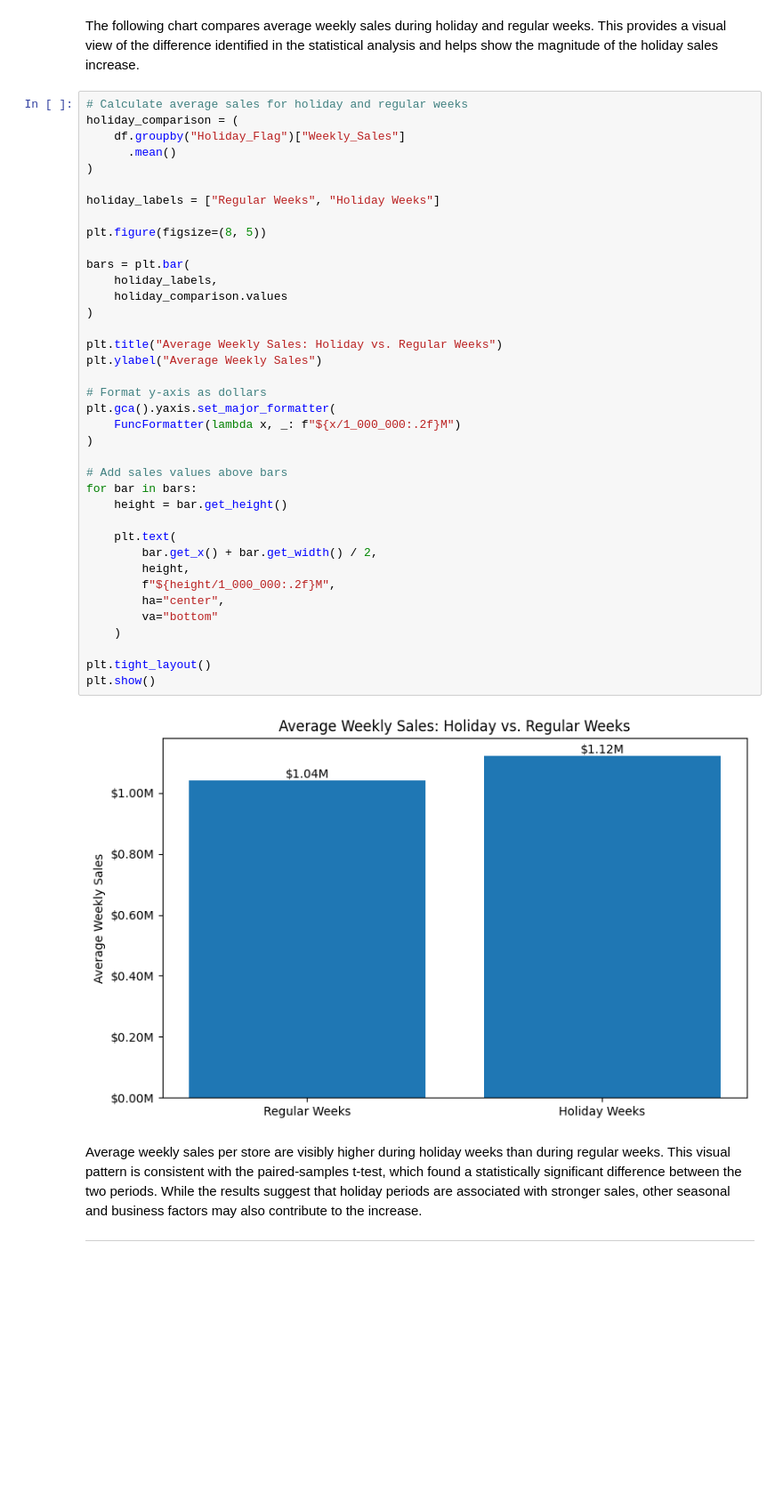
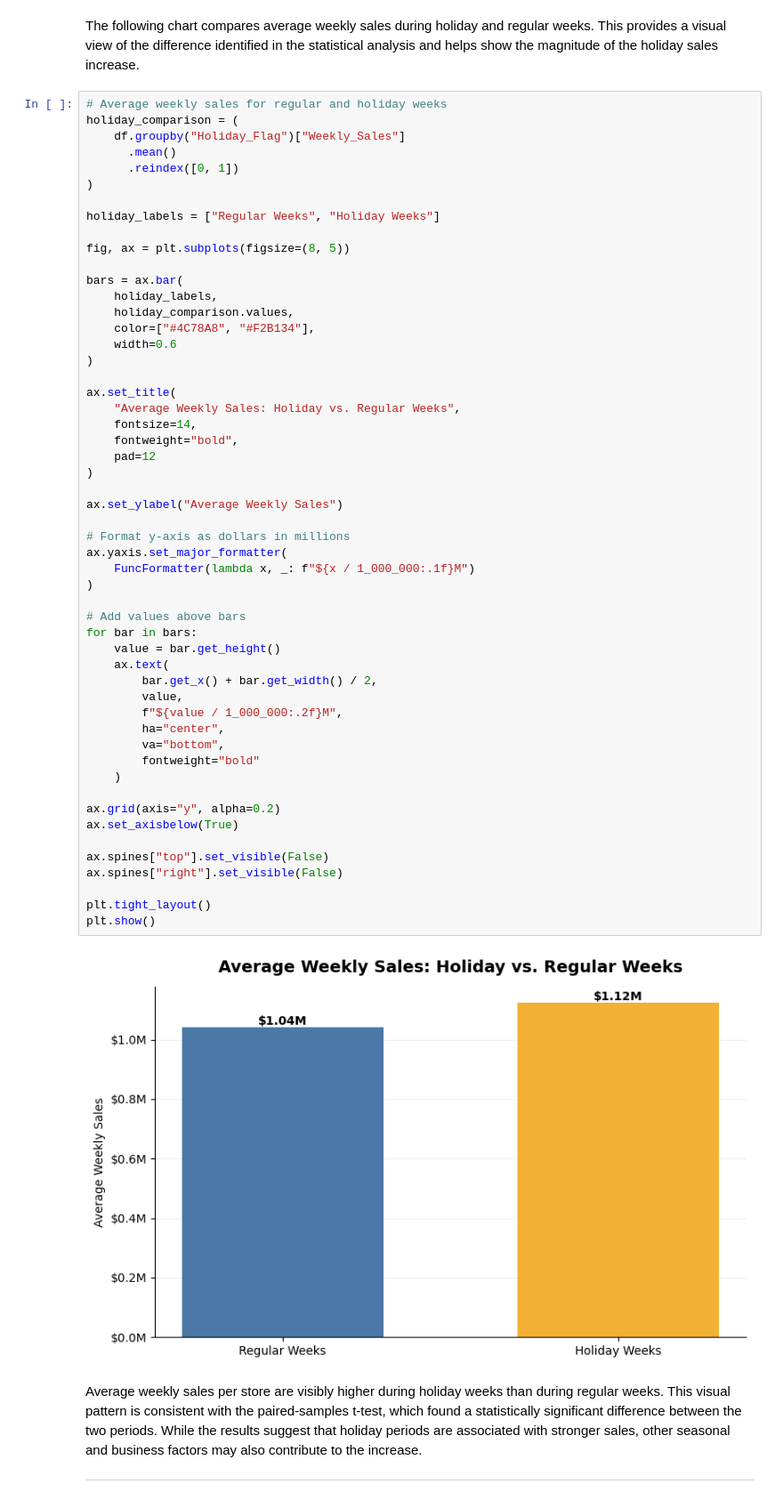
Before and after one commit to syedatas/Walmart_Sales_Analysis, a Jupyter notebook: Walmart_Store_Performance_and_Holiday_Impact.ipynb, the cells around one changed output. Shown at 89% size. Saved outputs shown, nothing was run; the diff lists cells and outputs as text; blank space fills up the shorter version.

```diff
--- a/Walmart_Store_Performance_and_Holiday_Impact.ipynb
+++ b/Walmart_Store_Performance_and_Holiday_Impact.ipynb
@@ -410,45 +416,60 @@ GROUP BY Holiday_Flag;
 
 The following chart compares average weekly sales during holiday and regular weeks. This provides a visual view of the difference identified in the statistical analysis and helps show the magnitude of the holiday sales increase.
 # %%
-# Calculate average sales for holiday and regular weeks
+# Average weekly sales for regular and holiday weeks
 holiday_comparison = (
     df.groupby("Holiday_Flag")["Weekly_Sales"]
       .mean()
+      .reindex([0, 1])
 )
 
 holiday_labels = ["Regular Weeks", "Holiday Weeks"]
 
-plt.figure(figsize=(8, 5))
+fig, ax = plt.subplots(figsize=(8, 5))
 
-bars = plt.bar(
+bars = ax.bar(
     holiday_labels,
-    holiday_comparison.values
+    holiday_comparison.values,
+    color=["#4C78A8", "#F2B134"],
+    width=0.6
 )
 
-plt.title("Average Weekly Sales: Holiday vs. Regular Weeks")
-plt.ylabel("Average Weekly Sales")
-
-# Format y-axis as dollars
-plt.gca().yaxis.set_major_formatter(
-    FuncFormatter(lambda x, _: f"${x/1_000_000:.2f}M")
+ax.set_title(
+    "Average Weekly Sales: Holiday vs. Regular Weeks",
+    fontsize=14,
+    fontweight="bold",
+    pad=12
 )
 
-# Add sales values above bars
+ax.set_ylabel("Average Weekly Sales")
+
+# Format y-axis as dollars in millions
+ax.yaxis.set_major_formatter(
+    FuncFormatter(lambda x, _: f"${x / 1_000_000:.1f}M")
+)
+
+# Add values above bars
 for bar in bars:
-    height = bar.get_height()
+    value = bar.get_height()
+    ax.text(
+        bar.get_x() + bar.get_width() / 2,
+        value,
+        f"${value / 1_000_000:.2f}M",
+        ha="center",
+        va="bottom",
+        fontweight="bold"
+    )
 
-    plt.text(
-        bar.get_x() + bar.get_width() / 2,
-        height,
-        f"${height/1_000_000:.2f}M",
-        ha="center",
-        va="bottom"
-    )
+ax.grid(axis="y", alpha=0.2)
+ax.set_axisbelow(True)
+
+ax.spines["top"].set_visible(False)
+ax.spines["right"].set_visible(False)
 
 plt.tight_layout()
 plt.show()
 # %% [output]
-[figure, old version]
+[figure, new version]
 # %% [markdown]
 Average weekly sales per store are visibly higher during holiday weeks than during regular weeks. This visual pattern is consistent with the paired-samples t-test, which found a statistically significant difference between the two periods. While the results suggest that holiday periods are associated with stronger sales, other seasonal and business factors may also contribute to the increase.
 
```
Also changed, not shown: parts of 6 cells of this notebook.
